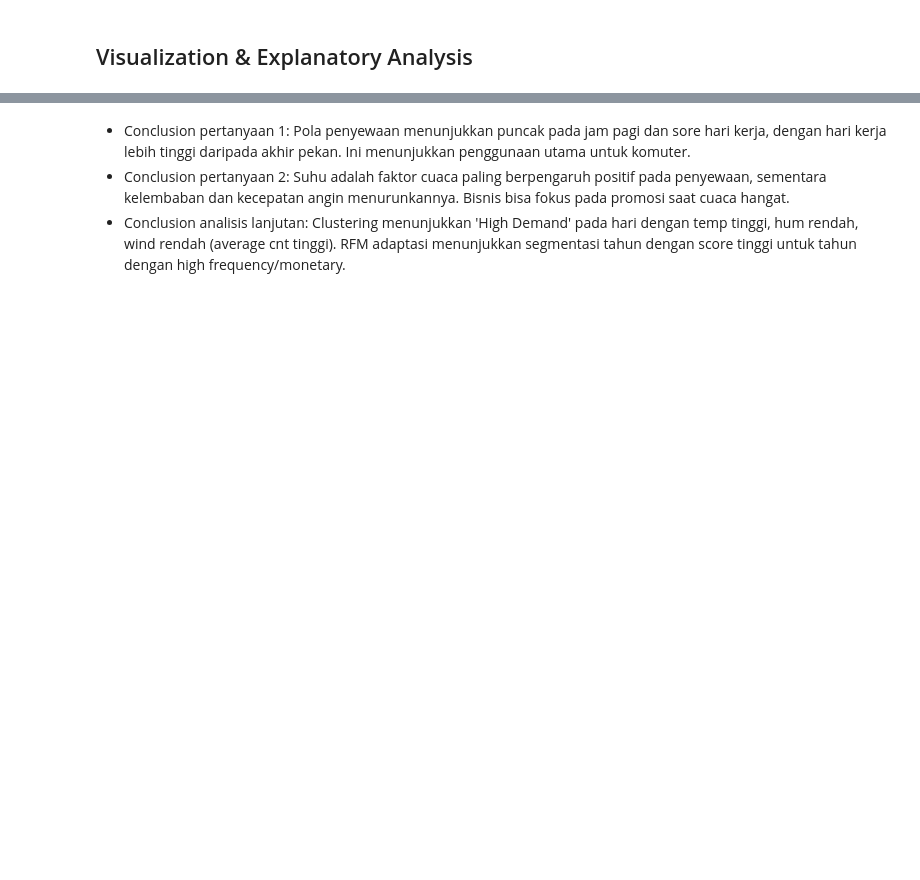
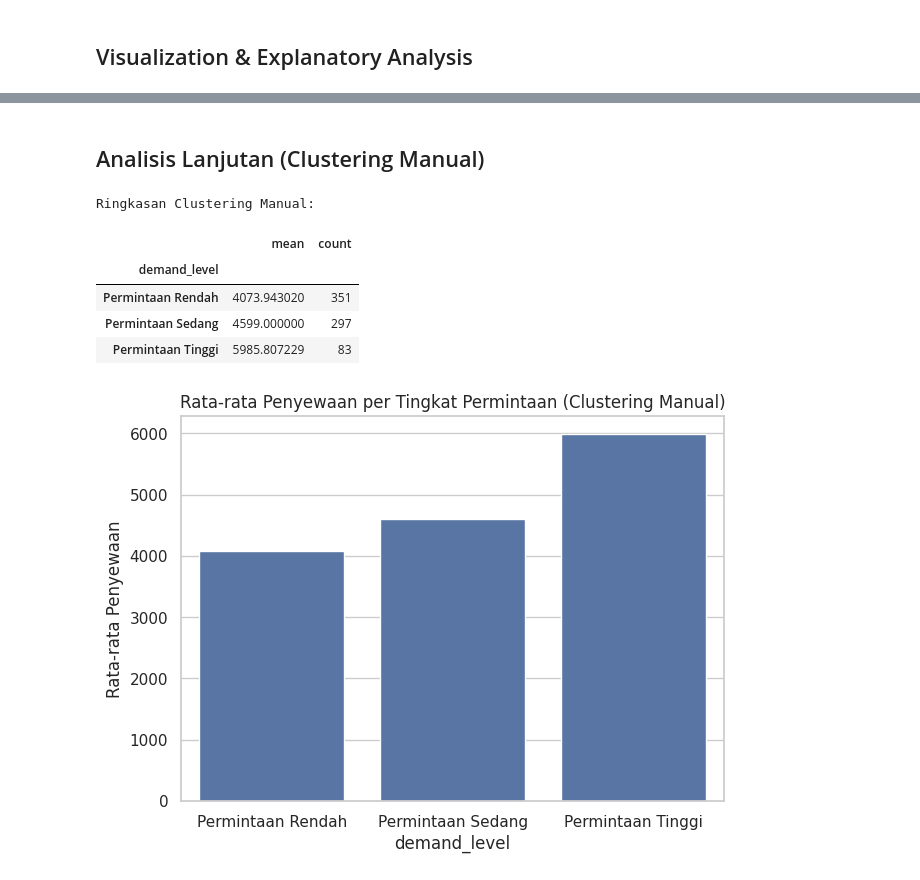
Before and after one commit to boboiboyapi01/submission, a Jupyter notebook: notebook.ipynb, the cells around one changed output, grey strips where cells are left out. Cells and saved outputs as stored; diff of their text form; code cells hidden in the pictures; blank space fills up the shorter version.

```diff
--- a/notebook.ipynb
+++ b/notebook.ipynb
@@ -213,4 +234,34 @@ display(rfm_df)
-# %% [markdown]
-- Conclusion pertanyaan 1: Pola penyewaan menunjukkan puncak pada jam pagi dan sore hari kerja, dengan hari kerja lebih tinggi daripada akhir pekan. Ini menunjukkan penggunaan utama untuk komuter.
-- Conclusion pertanyaan 2: Suhu adalah faktor cuaca paling berpengaruh positif pada penyewaan, sementara kelembaban dan kecepatan angin menurunkannya. Bisnis bisa fokus pada promosi saat cuaca hangat.
-- Conclusion analisis lanjutan: Clustering menunjukkan 'High Demand' pada hari dengan temp tinggi, hum rendah, wind rendah (average cnt tinggi). RFM adaptasi menunjukkan segmentasi tahun dengan score tinggi untuk tahun dengan high frequency/monetary.
+# %% [markdown]
+## Analisis Lanjutan (Clustering Manual)
+# %%
+day_df['temp_bin'] = pd.cut(day_df['temp'], bins=3, labels=['Rendah', 'Sedang', 'Tinggi'])
+day_df['hum_bin'] = pd.cut(day_df['hum'], bins=3, labels=['Rendah', 'Sedang', 'Tinggi'])
+day_df['wind_bin'] = pd.cut(day_df['windspeed'], bins=3, labels=['Rendah', 'Sedang', 'Tinggi'])
+
+def demand_level(row):
+    if row['temp_bin'] == 'Tinggi' and row['hum_bin'] != 'Tinggi' and row['wind_bin'] == 'Rendah':
+        return 'Permintaan Tinggi'
+    elif row['temp_bin'] == 'Sedang':
+        return 'Permintaan Sedang'
+    else:
+        return 'Permintaan Rendah'
+
+day_df['demand_level'] = day_df.apply(demand_level, axis=1)
+
+demand_summary = day_df.groupby('demand_level')['cnt'].agg(['mean', 'count'])
+print('Ringkasan Clustering Manual:')
+display(demand_summary)
+
+plt.figure(figsize=(7,5))
+sns.barplot(x=demand_summary.index, y='mean', data=demand_summary.reset_index())
+plt.title('Rata-rata Penyewaan per Tingkat Permintaan (Clustering Manual)')
+plt.ylabel('Rata-rata Penyewaan')
+plt.show()
+# %% [output]
+Ringkasan Clustering Manual:
+|  | mean | count |
+| demand_level |  |  |
+| Permintaan Rendah | 4073.943020 | 351 |
+| Permintaan Sedang | 4599.000000 | 297 |
+| Permintaan Tinggi | 5985.807229 | 83 |
+[figure, added]
```
Also changed, not shown: parts of 37 cells of this notebook, 2 other files.
